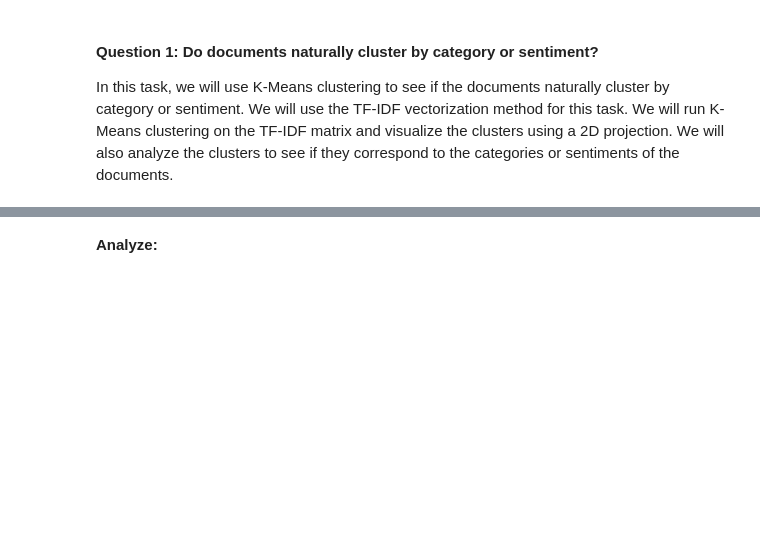
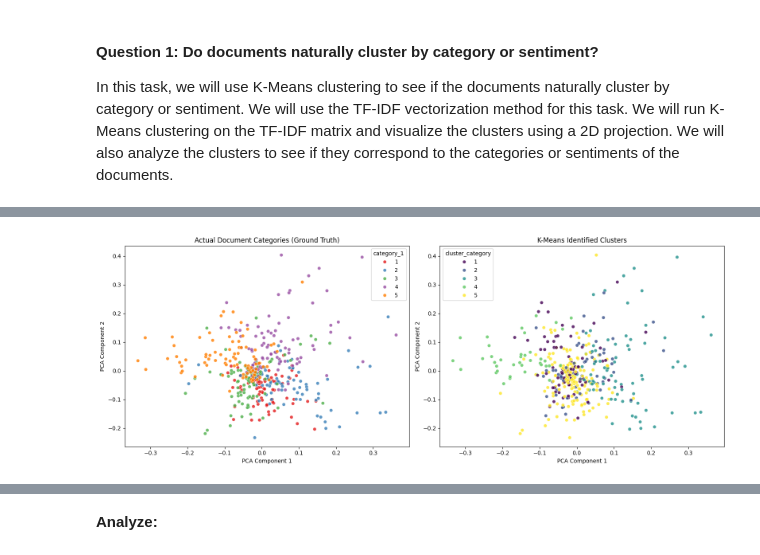
Before and after one commit to christiewong219/Team-5-CS105-Final-Project, a Jupyter notebook: Team5_CS105_Final_Project.ipynb, the cells around one changed output, grey strips where cells are left out. Cells and saved outputs as stored; diff of their text form; code cells hidden in the pictures; blank space fills up the shorter version.

```diff
--- a/Team5_CS105_Final_Project.ipynb
+++ b/Team5_CS105_Final_Project.ipynb
@@ -643,0 +691,30 @@ positive           46  140  62
+# %%
+from sklearn.decomposition import PCA
+
+# 1. Reduce dimensions to 2D
+pca = PCA(n_components=2, random_state=RANDOM_STATE)
+X_pca_cate = pca.fit_transform(X_tfidf_cate)
+
+# Add coordinates to your dataframe
+df_bal_cate['pca_x'] = X_pca_cate[:, 0]
+df_bal_cate['pca_y'] = X_pca_cate[:, 1]
+
+# 2. Plot True Categories vs K-Means Clusters side-by-side
+fig, axes = plt.subplots(1, 2, figsize=(16, 6))
+
+# Left Plot: Ground Truth
+sns.scatterplot(data=df_bal_cate, x='pca_x', y='pca_y', hue='category_1', palette='Set1', ax=axes[0], alpha=0.8)
+axes[0].set_title("Actual Document Categories (Ground Truth)")
+axes[0].set_xlabel("PCA Component 1")
+axes[0].set_ylabel("PCA Component 2")
+
+# Right Plot: K-Means Clusters
+sns.scatterplot(data=df_bal_cate, x='pca_x', y='pca_y', hue='cluster_category', palette='viridis', ax=axes[1], alpha=0.8)
+axes[1].set_title("K-Means Identified Clusters")
+axes[1].set_xlabel("PCA Component 1")
+axes[1].set_ylabel("PCA Component 2")
+
+plt.tight_layout()
+plt.show()
+# %% [output]
+[figure, added]
```
Also changed, not shown: parts of 6 cells of this notebook.
